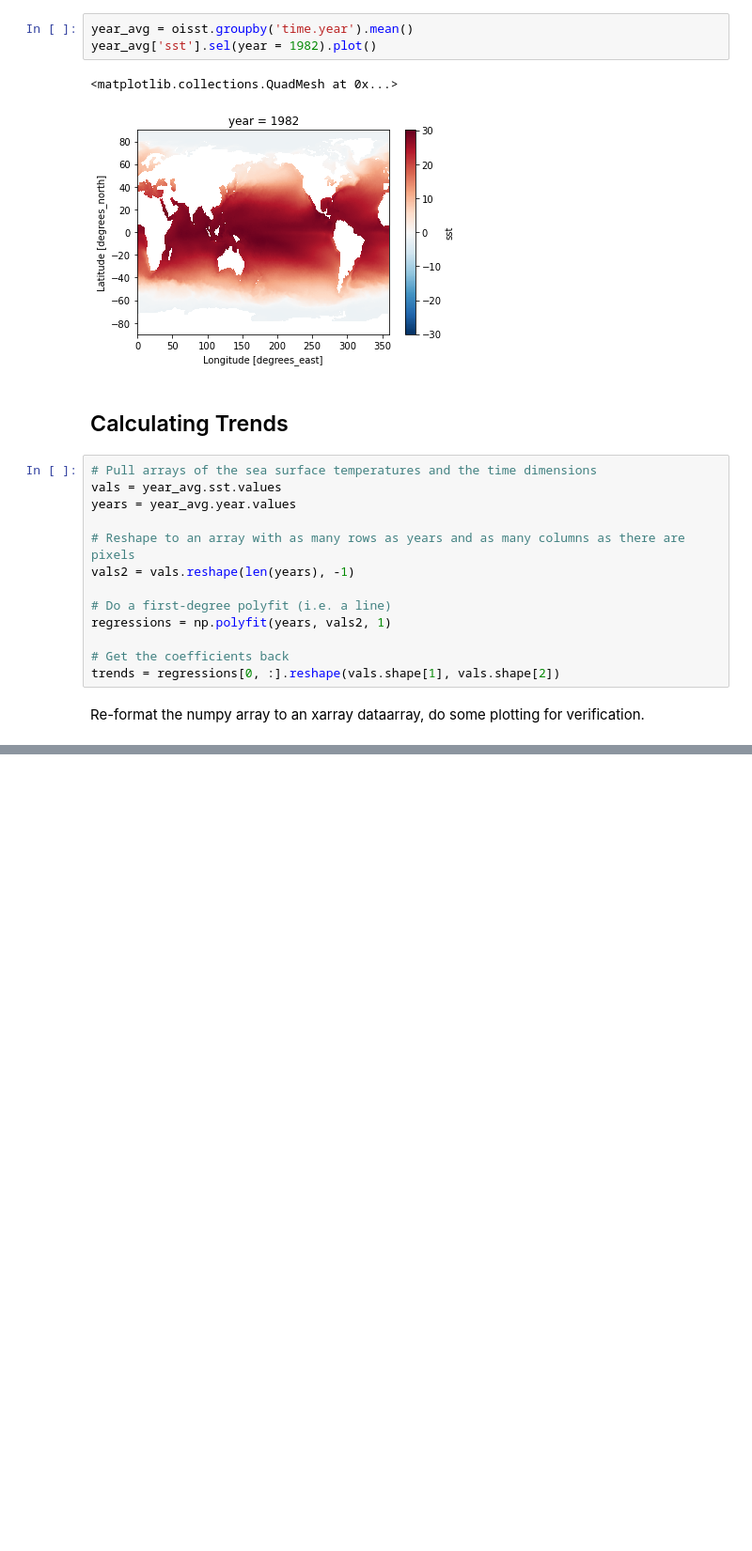
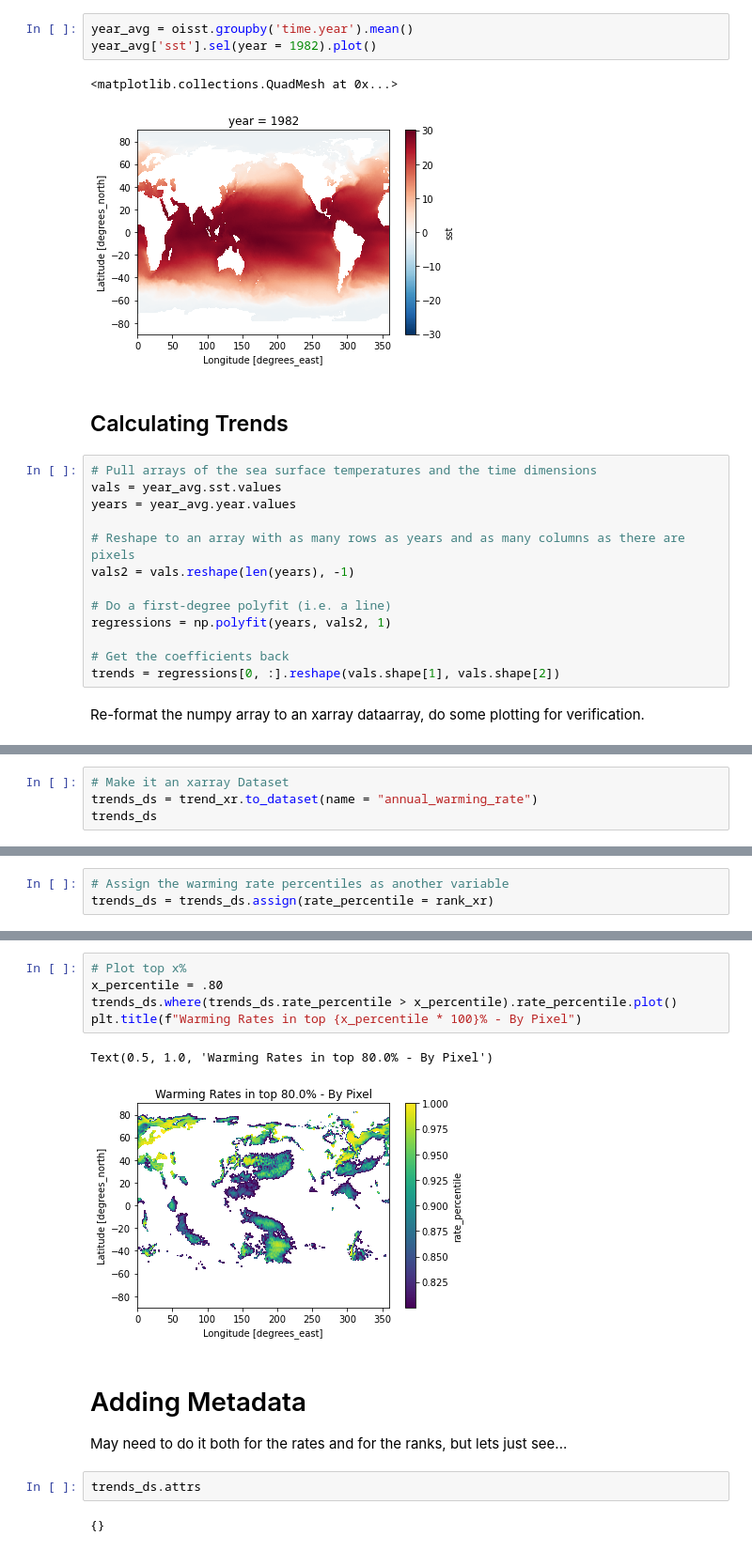
Before and after one commit to gulfofmaine/oisst_mainstays, a Jupyter notebook: notebooks/04_BASE_Warming_Trends.ipynb, the cells around one changed output, grey strips where cells are left out. Shown at 94% size. Drawn from its saved outputs; the diff is of its cells as text; blank space fills up the shorter version.

```diff
--- a/notebooks/04_BASE_Warming_Trends.ipynb
+++ b/notebooks/04_BASE_Warming_Trends.ipynb
@@ -108,0 +192,4 @@ regressions.shape
+# %%
+# Make it an xarray Dataset
+trends_ds = trend_xr.to_dataset(name = "annual_warming_rate")
+trends_ds
@@ -108,0 +204,3 @@ regressions.shape
+# %%
+# Assign the warming rate percentiles as another variable
+trends_ds = trends_ds.assign(rate_percentile = rank_xr)
@@ -108,0 +223,16 @@ regressions.shape
+# %%
+# Plot top x%
+x_percentile = .80
+trends_ds.where(trends_ds.rate_percentile > x_percentile).rate_percentile.plot()
+plt.title(f"Warming Rates in top {x_percentile * 100}% - By Pixel")
+# %% [output]
+Text(0.5, 1.0, 'Warming Rates in top 80.0% - By Pixel')
+[figure, added]
+# %% [markdown]
+# Adding Metadata
+
+May need to do it both for the rates and for the ranks, but lets just see...
+# %%
+trends_ds.attrs
+# %% [output]
+{}
```
Also changed, not shown: parts of 19 cells of this notebook, 2 other files.
